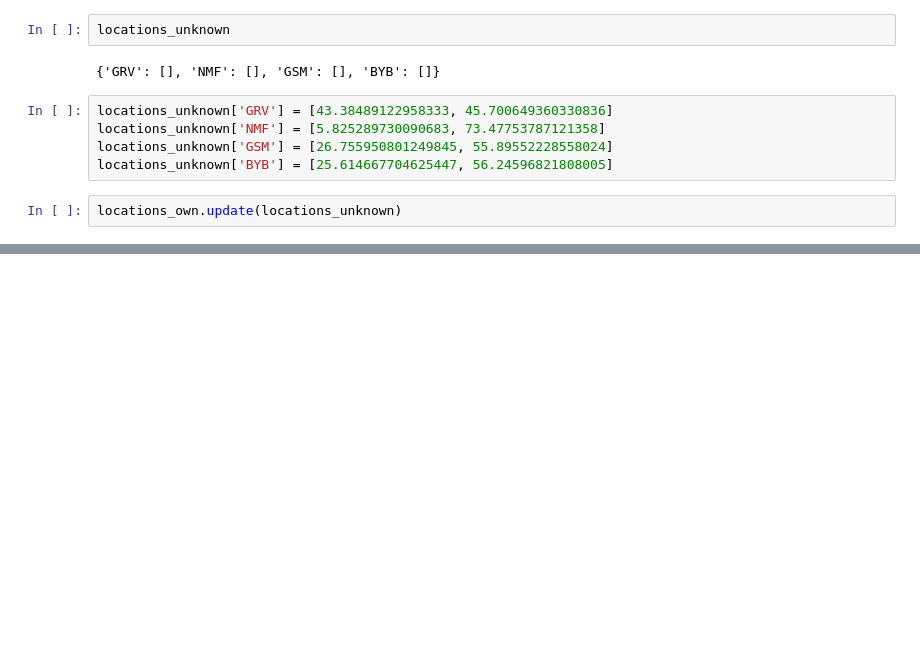
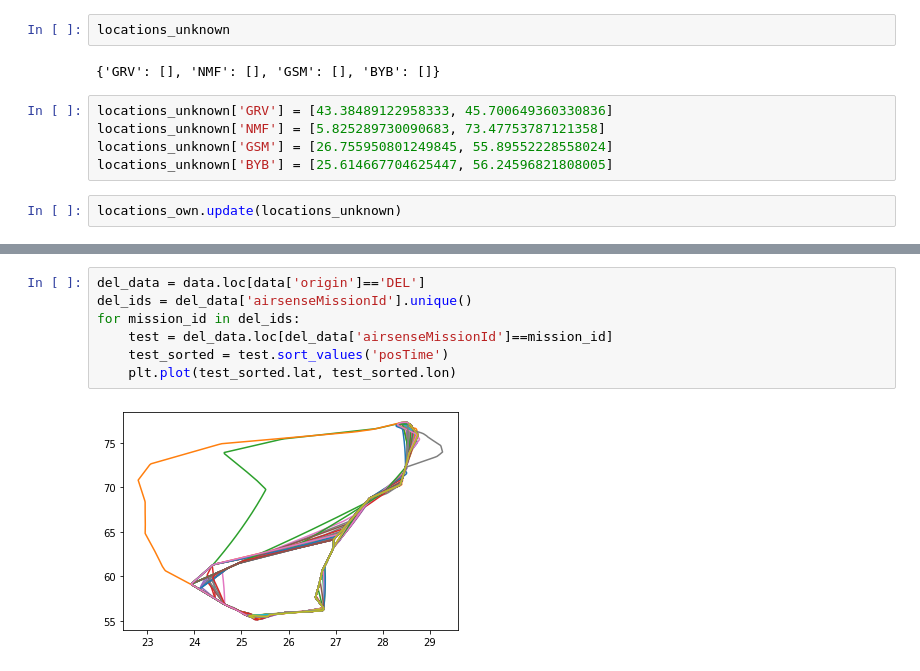
Before and after one commit to RohitLad/airtask, a Jupyter notebook: task.ipynb, the cells around one changed output, grey strips where cells are left out. Saved outputs shown, nothing was run; the diff lists cells and outputs as text; blank space fills up the shorter version.

```diff
--- a/task.ipynb
+++ b/task.ipynb
@@ -206,0 +157,9 @@ plt.hist(dists, 100, facecolor='blue', alpha=0.5)
+# %%
+del_data = data.loc[data['origin']=='DEL']
+del_ids = del_data['airsenseMissionId'].unique()
+for mission_id in del_ids:
+    test = del_data.loc[del_data['airsenseMissionId']==mission_id]
+    test_sorted = test.sort_values('posTime')
+    plt.plot(test_sorted.lat, test_sorted.lon)
+# %% [output]
+[figure, added]
```
Also changed, not shown: parts of 22 cells of this notebook.
